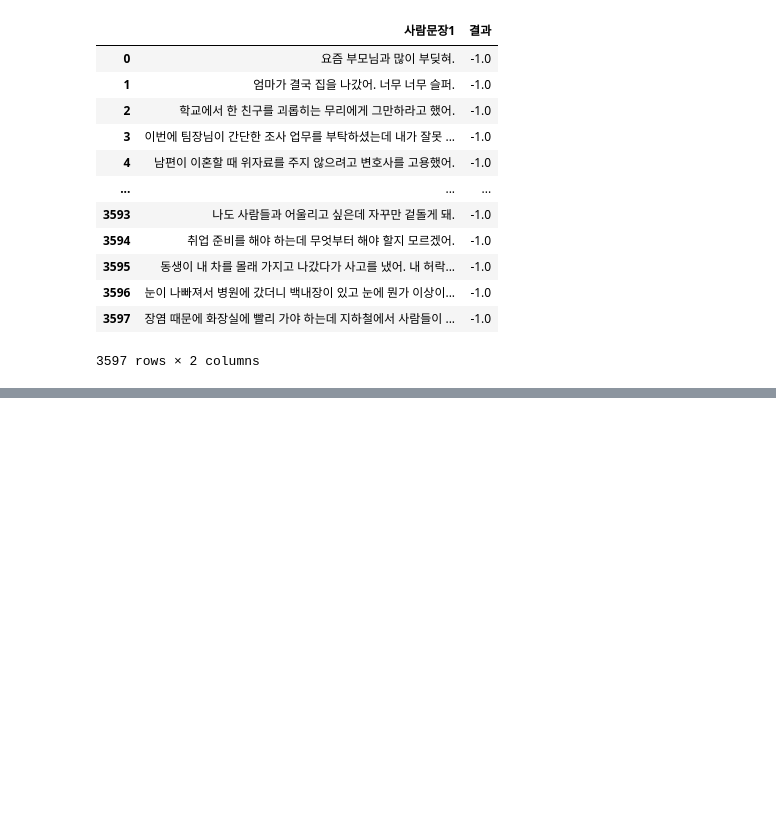
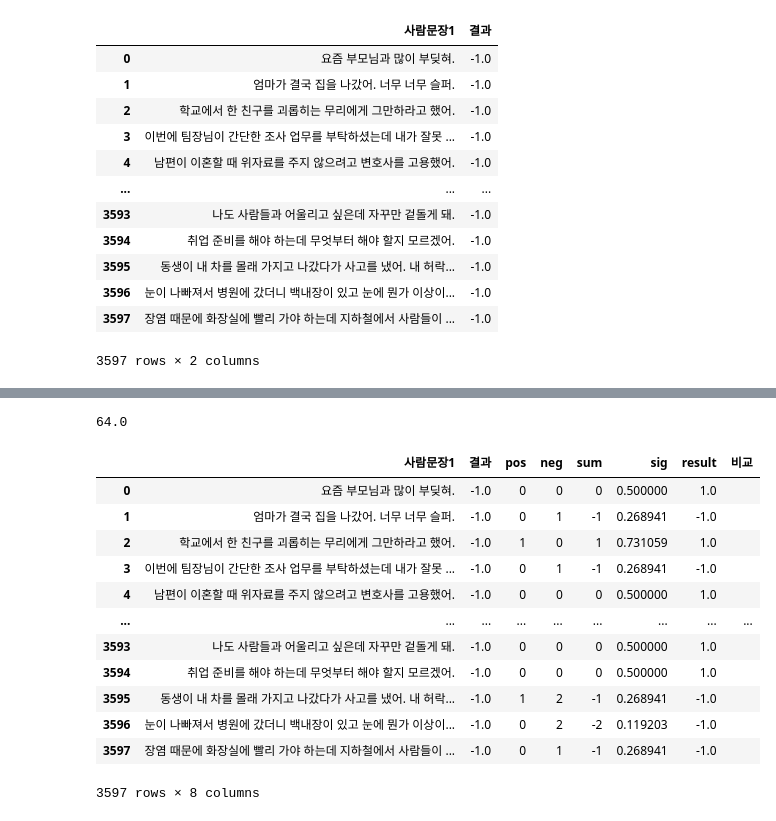
Before and after one commit to silmang/gjai, a Jupyter notebook: 220926.ipynb, the cells around one changed output, grey strips where cells are left out. Drawn from its saved outputs; the diff is of its cells as text; code cells hidden in the pictures; blank space fills up the shorter version.

```diff
--- a/220926.ipynb
+++ b/220926.ipynb
@@ -513,0 +533,32 @@ print(f"평균 정확도: {sum(score_tri)/len(score_tri)}")
+# %%
+def keyword_pos(text):
+    result = 0
+    morphed_data_each, _ = rhinoMorph.wholeResult_list(rn, text, pos=['NNG', 'NNP', 'VA', 'XR'], eomi=True, xrVv=True, combineN=True)
+    for word in morphed_data_each:
+        if word in list(긍정.긍정키워드):
+            result += 1
+    return result
+
+def keyword_neg(text):
+    result = 0
+    morphed_data_each, _ = rhinoMorph.wholeResult_list(rn, text, pos=['NNG', 'NNP', 'VA', 'XR'], eomi=True, xrVv=True, combineN=True)
+    for word in morphed_data_each:
+        if word in list(부정.iloc[:,-1]):
+            result += 1
+    return result
+
+import math
+def sigmoid(num):
+    return 1/(1+math.exp(-num))
+
+def predict(num):
+    result = '긍정'
+    if num<0.5:
+        result = '부정'
+    return result
+# %%
+대화라벨링_senti["pos"]=대화라벨링_senti.사람문장1.apply(keyword_pos)
+대화라벨링_senti["neg"]=대화라벨링_senti.사람문장1.apply(keyword_neg)
+대화라벨링_senti["sum"]=대화라벨링_senti["pos"]-대화라벨링_senti["neg"]
+대화라벨링_senti["sig"]=대화라벨링_senti['sum'].apply(sigmoid)
+대화라벨링_senti["result"]=대화라벨링_senti.sig.apply(predict)
@@ -513,0 +581,25 @@ print(f"평균 정확도: {sum(score_tri)/len(score_tri)}")
+# %%
+round(대화라벨링_senti.result.str.count('긍정').sum()/(대화라벨링_senti.result.str.count('긍정').sum()+대화라벨링_senti.result.str.count('부정').sum())*100,0)
+# %% [output]
+64.0
+# %%
+대화라벨링_senti["비교"]=""
+# %%
+대화라벨링_senti["result"]=대화라벨링_senti["result"].replace("긍정","1.0")
+대화라벨링_senti["result"]=대화라벨링_senti["result"].replace("부정","-1.0")
+# %%
+대화라벨링_senti
+# %% [output]
+|  | 사람문장1 | 결과 | pos | neg | sum | sig | result | 비교 |
+| 0 | 요즘 부모님과 많이 부딪혀. | -1.0 | 0 | 0 | 0 | 0.500000 | 1.0 |  |
+| 1 | 엄마가 결국 집을 나갔어. 너무 너무 슬퍼. | -1.0 | 0 | 1 | -1 | 0.268941 | -1.0 |  |
+| 2 | 학교에서 한 친구를 괴롭히는 무리에게 그만하라고 했어. | -1.0 | 1 | 0 | 1 | 0.731059 | 1.0 |  |
+| 3 | 이번에 팀장님이 간단한 조사 업무를 부탁하셨는데 내가 잘못 ... | -1.0 | 0 | 1 | -1 | 0.268941 | -1.0 |  |
+| 4 | 남편이 이혼할 때 위자료를 주지 않으려고 변호사를 고용했어. | -1.0 | 0 | 0 | 0 | 0.500000 | 1.0 |  |
+| ... | ... | ... | ... | ... | ... | ... | ... | ... |
+| 3593 | 나도 사람들과 어울리고 싶은데 자꾸만 겉돌게 돼. | -1.0 | 0 | 0 | 0 | 0.500000 | 1.0 |  |
+| 3594 | 취업 준비를 해야 하는데 무엇부터 해야 할지 모르겠어. | -1.0 | 0 | 0 | 0 | 0.500000 | 1.0 |  |
+| 3595 | 동생이 내 차를 몰래 가지고 나갔다가 사고를 냈어. 내 허락... | -1.0 | 1 | 2 | -1 | 0.268941 | -1.0 |  |
+| 3596 | 눈이 나빠져서 병원에 갔더니 백내장이 있고 눈에 뭔가 이상이... | -1.0 | 0 | 2 | -2 | 0.119203 | -1.0 |  |
+| 3597 | 장염 때문에 화장실에 빨리 가야 하는데 지하철에서 사람들이 ... | -1.0 | 0 | 1 | -1 | 0.268941 | -1.0 |  |
+3597 rows × 8 columns
```
Also changed, not shown: parts of 11 cells of this notebook, 3 other files.
